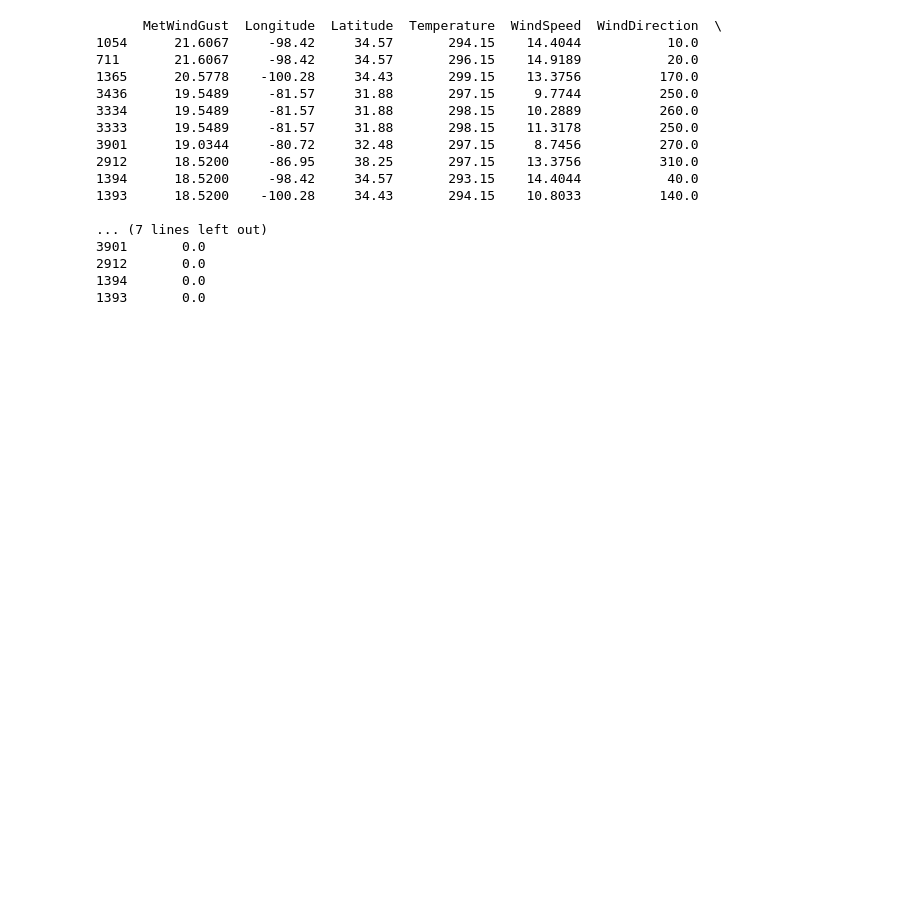
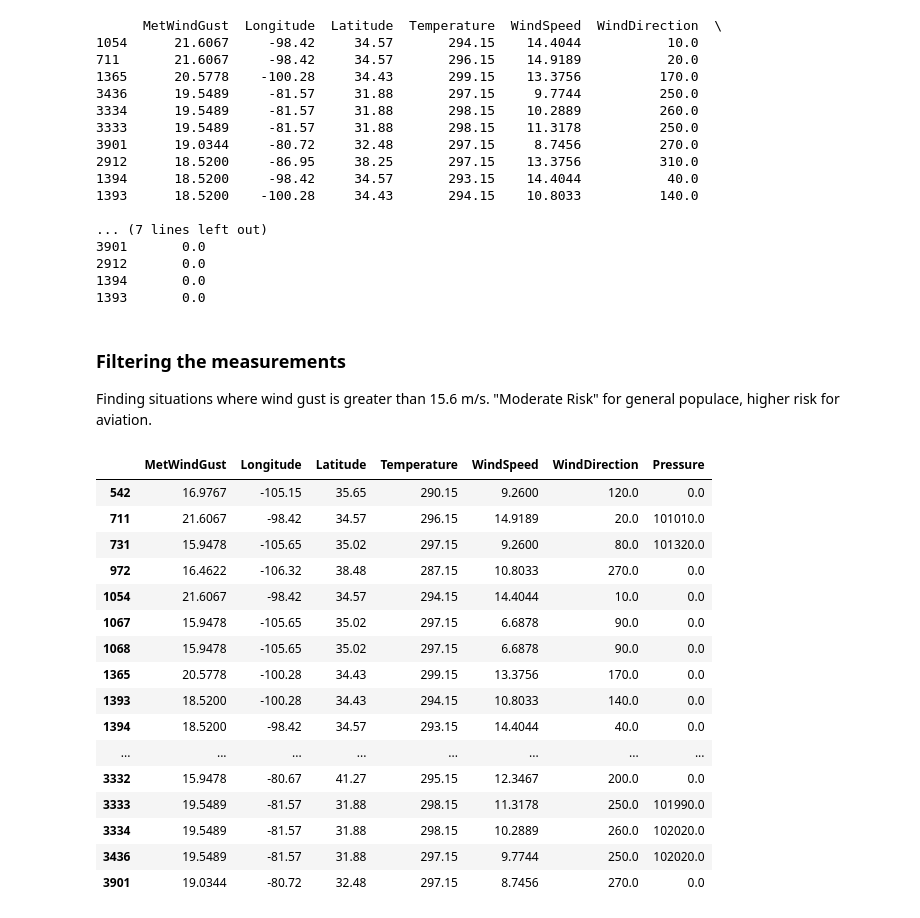
Before and after one commit to jesseturner/Wind-Gust-Predictions, a Jupyter notebook: METAR_analysis.ipynb, the cells around one changed output. Drawn from its saved outputs; the diff is of its cells as text; code cells hidden in the pictures; blank space fills up the shorter version.

```diff
--- a/METAR_analysis.ipynb
+++ b/METAR_analysis.ipynb
@@ -168,3 +168,30 @@ print(highest_gust)
 2912       0.0
 1394       0.0
 1393       0.0
+# %% [markdown]
+### Filtering the measurements
+
+Finding situations where wind gust is greater than 15.6 m/s. "Moderate Risk" for general populace, higher risk for aviation.
+# %%
+filtered_values = np.where((met_df_1['MetWindGust']>=15.6))
+
+high_gust = met_df_1.loc[filtered_values]
+display(high_gust)
+# %% [output]
+|  | MetWindGust | Longitude | Latitude | Temperature | WindSpeed | WindDirection | Pressure |
+| 542 | 16.9767 | -105.15 | 35.65 | 290.15 | 9.2600 | 120.0 | 0.0 |
+| 711 | 21.6067 | -98.42 | 34.57 | 296.15 | 14.9189 | 20.0 | 101010.0 |
+| 731 | 15.9478 | -105.65 | 35.02 | 297.15 | 9.2600 | 80.0 | 101320.0 |
+| 972 | 16.4622 | -106.32 | 38.48 | 287.15 | 10.8033 | 270.0 | 0.0 |
+| 1054 | 21.6067 | -98.42 | 34.57 | 294.15 | 14.4044 | 10.0 | 0.0 |
+| 1067 | 15.9478 | -105.65 | 35.02 | 297.15 | 6.6878 | 90.0 | 0.0 |
+| 1068 | 15.9478 | -105.65 | 35.02 | 297.15 | 6.6878 | 90.0 | 0.0 |
+| 1365 | 20.5778 | -100.28 | 34.43 | 299.15 | 13.3756 | 170.0 | 0.0 |
+| 1393 | 18.5200 | -100.28 | 34.43 | 294.15 | 10.8033 | 140.0 | 0.0 |
+| 1394 | 18.5200 | -98.42 | 34.57 | 293.15 | 14.4044 | 40.0 | 0.0 |
+| ... | ... | ... | ... | ... | ... | ... | ... |
+| 3332 | 15.9478 | -80.67 | 41.27 | 295.15 | 12.3467 | 200.0 | 0.0 |
+| 3333 | 19.5489 | -81.57 | 31.88 | 298.15 | 11.3178 | 250.0 | 101990.0 |
+| 3334 | 19.5489 | -81.57 | 31.88 | 298.15 | 10.2889 | 260.0 | 102020.0 |
+| 3436 | 19.5489 | -81.57 | 31.88 | 297.15 | 9.7744 | 250.0 | 102020.0 |
+| 3901 | 19.0344 | -80.72 | 32.48 | 297.15 | 8.7456 | 270.0 | 0.0 |
```
Also changed, not shown: parts of 1 cell of this notebook.
